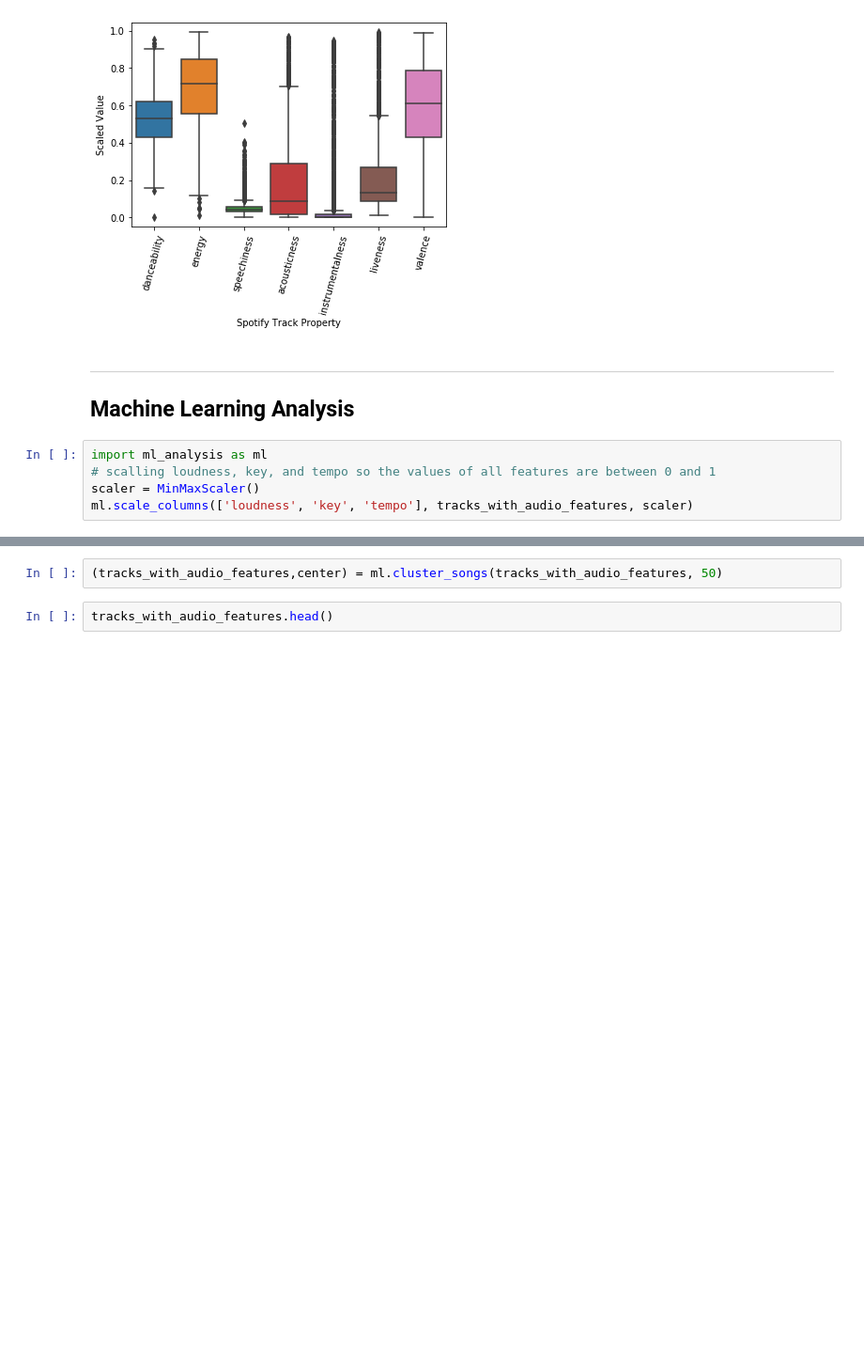
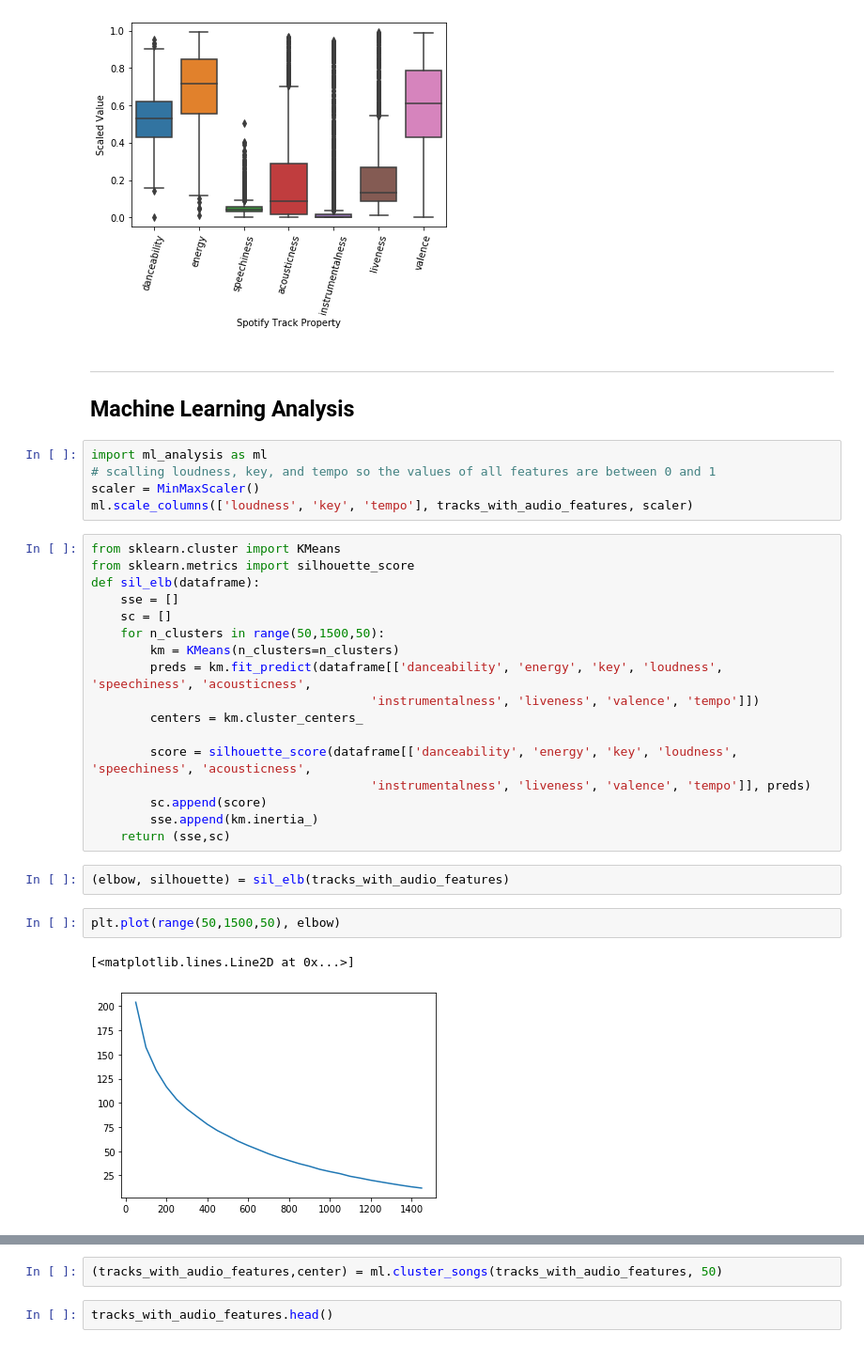
Before and after one commit to uic-cs418/cs418-s20-the-diatonics, a Jupyter notebook: CS418-Project.ipynb, the cells around one changed output, grey strips where cells are left out. Shown at 94% size. Cells and saved outputs as stored; diff of their text form; blank space fills up the shorter version.

Commit message:
elbow and silhouette methods added

```diff
--- a/CS418-Project.ipynb
+++ b/CS418-Project.ipynb
@@ -127,3 +127,27 @@ import ml_analysis as ml
 # scalling loudness, key, and tempo so the values of all features are between 0 and 1
 scaler = MinMaxScaler()
 ml.scale_columns(['loudness', 'key', 'tempo'], tracks_with_audio_features, scaler)
+# %%
+from sklearn.cluster import KMeans
+from sklearn.metrics import silhouette_score
+def sil_elb(dataframe):
+    sse = []
+    sc = []
+    for n_clusters in range(50,1500,50):
+        km = KMeans(n_clusters=n_clusters)
+        preds = km.fit_predict(dataframe[['danceability', 'energy', 'key', 'loudness', 'speechiness', 'acousticness',
+                                      'instrumentalness', 'liveness', 'valence', 'tempo']])
+        centers = km.cluster_centers_
+
+        score = silhouette_score(dataframe[['danceability', 'energy', 'key', 'loudness', 'speechiness', 'acousticness',
+                                      'instrumentalness', 'liveness', 'valence', 'tempo']], preds)
+        sc.append(score)
+        sse.append(km.inertia_)
+    return (sse,sc)
+# %%
+(elbow, silhouette) = sil_elb(tracks_with_audio_features)
+# %%
+plt.plot(range(50,1500,50), elbow)
+# %% [output]
+[<matplotlib.lines.Line2D at 0x...>]
+[figure, added]
```
Also changed, not shown: parts of 5 cells of this notebook.
